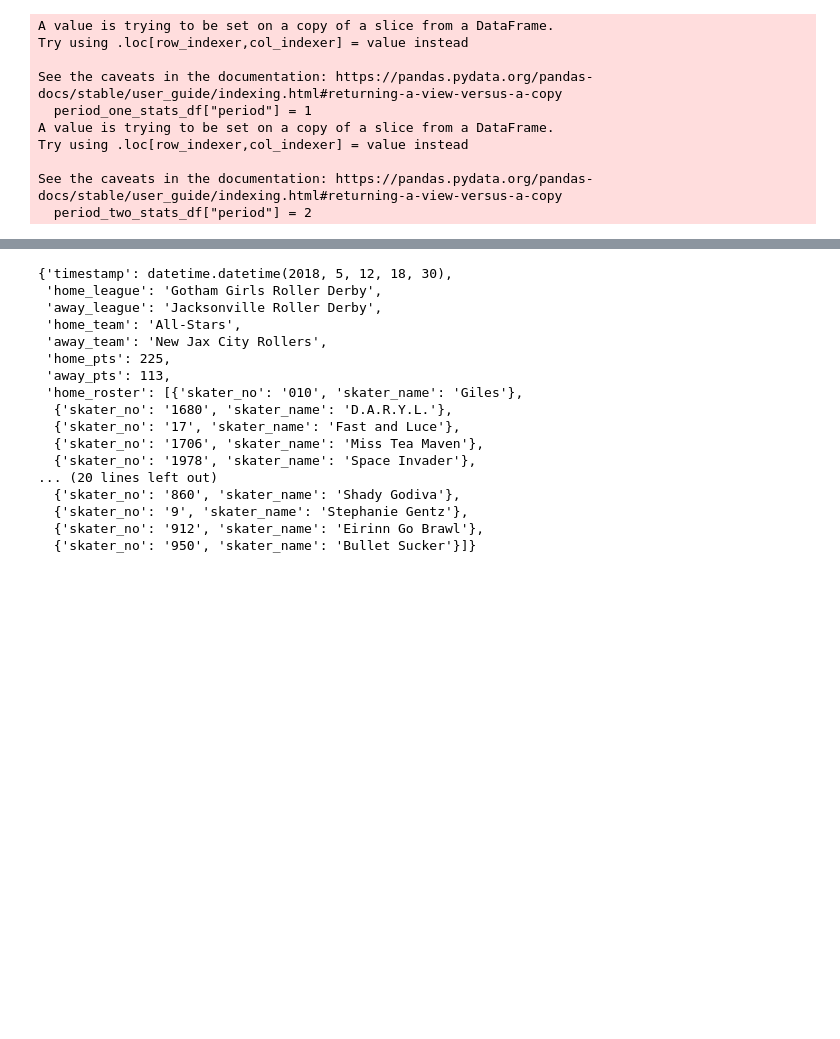
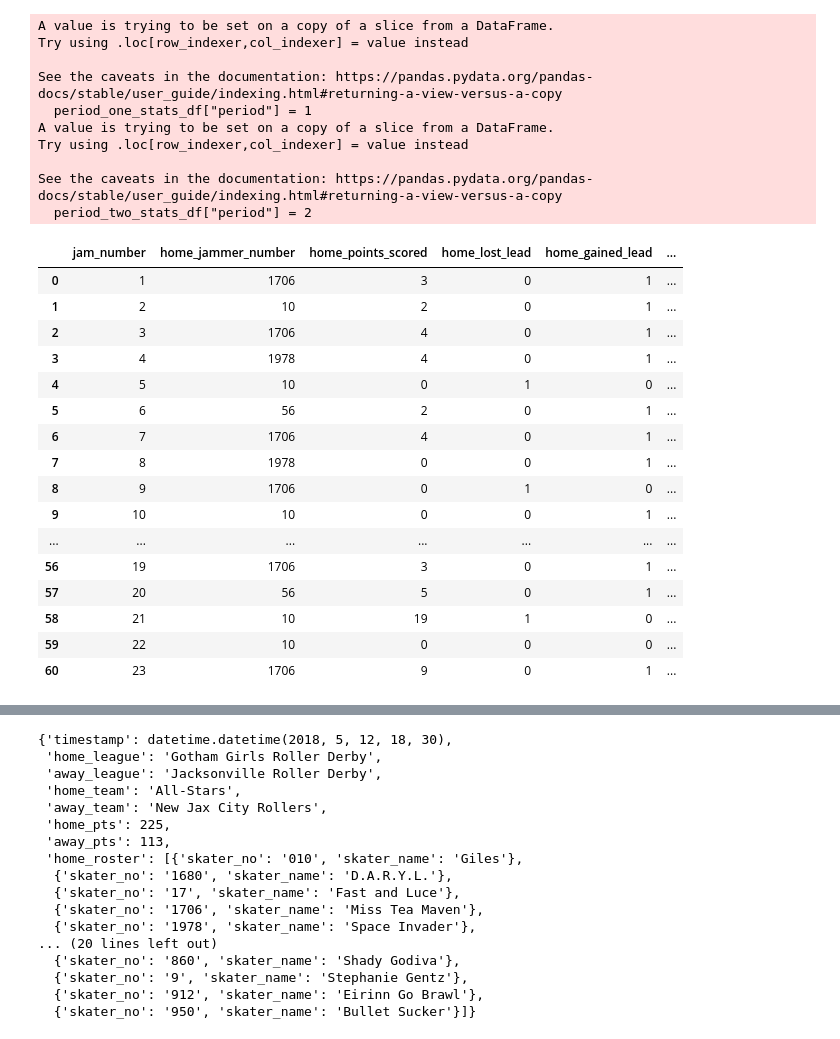
Before and after one commit to Jen-Dean/GGRD_DataBase, a Jupyter notebook: draft_notebooks/draft_creating_jams_table.ipynb, the cells around one changed output, grey strips where cells are left out. Cells and saved outputs as stored; diff of their text form; code cells hidden in the pictures; blank space fills up the shorter version.

```diff
--- a/draft_notebooks/draft_creating_jams_table.ipynb
+++ b/draft_notebooks/draft_creating_jams_table.ipynb
@@ -104,10 +105,16 @@ def clean_sk(path):
     period_two_stats_df = stats_df[42:80]
     period_two_stats_df["period"] = 2
 
+    #Concat back together with the period number column
     frames = [period_one_stats_df, period_two_stats_df]
     result_df = pd.concat(frames).reset_index(drop=True)
     result_df = result_df.loc[result_df["jam_number"] != 0].reset_index(drop=True)
 
+    #Remove Empty Jam rows with no scores in them
+    columns = ["home_jammer_number", "away_jammer_number", "home_points_scored", "home_lost_lead", "home_gained_lead", "home_called_off_jam", "away_points_scored", "away_gained_lead", "away_lost_lead", "away_called_off_jam"]
+    result_df = result_df.replace("0", pd.np.nan)
+    result_df = result_df.dropna(subset=columns, thresh=3).fillna(0).astype(int)
+
     return result_df
 # %%
 def clean_igrf(path):
@@ -193,3 +202,25 @@ Try using .loc[row_indexer,col_indexer] = value instead
 
 See the caveats in the documentation: https://pandas.pydata.org/pandas-docs/stable/user_guide/indexing.html#returning-a-view-versus-a-copy
   period_two_stats_df["period"] = 2
+# %%
+pd.set_option('display.max_rows', scores_df.shape[0]+1)
+
+scores_df
+# %% [output]
+|  | jam_number | home_jammer_number | home_points_scored | home_lost_lead | home_gained_lead | ... |
+| 0 | 1 | 1706 | 3 | 0 | 1 | ... |
+| 1 | 2 | 10 | 2 | 0 | 1 | ... |
+| 2 | 3 | 1706 | 4 | 0 | 1 | ... |
+| 3 | 4 | 1978 | 4 | 0 | 1 | ... |
+| 4 | 5 | 10 | 0 | 1 | 0 | ... |
+| 5 | 6 | 56 | 2 | 0 | 1 | ... |
+| 6 | 7 | 1706 | 4 | 0 | 1 | ... |
+| 7 | 8 | 1978 | 0 | 0 | 1 | ... |
+| 8 | 9 | 1706 | 0 | 1 | 0 | ... |
+| 9 | 10 | 10 | 0 | 0 | 1 | ... |
+| ... | ... | ... | ... | ... | ... | ... |
+| 56 | 19 | 1706 | 3 | 0 | 1 | ... |
+| 57 | 20 | 56 | 5 | 0 | 1 | ... |
+| 58 | 21 | 10 | 19 | 1 | 0 | ... |
+| 59 | 22 | 10 | 0 | 0 | 0 | ... |
+| 60 | 23 | 1706 | 9 | 0 | 1 | ... |
```
Also changed, not shown: parts of 26 cells of this notebook.
